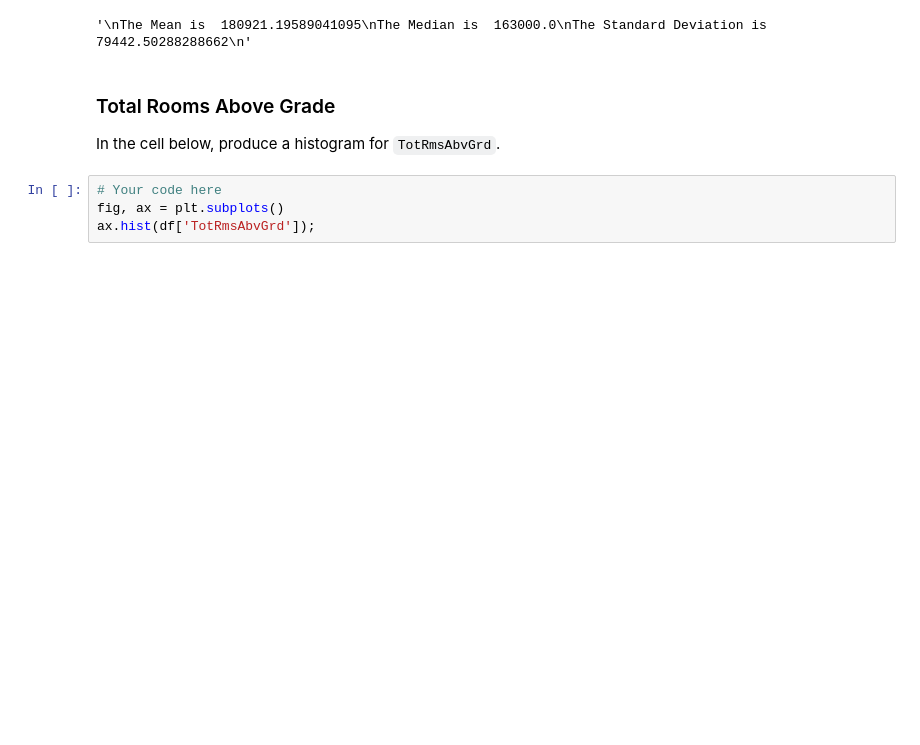
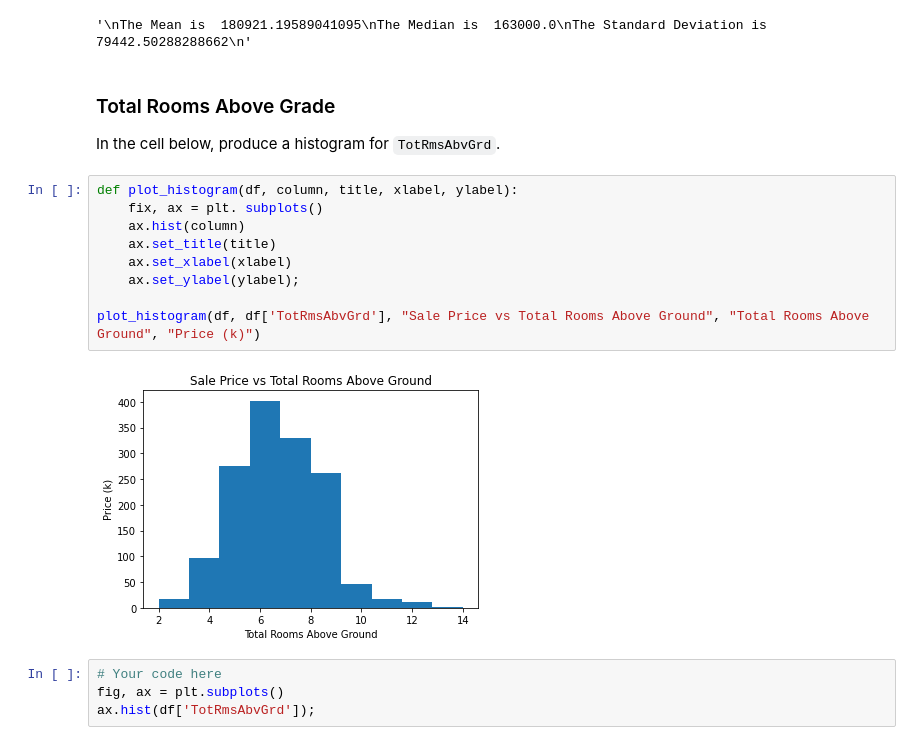
Before and after one commit to theobigdog/dsc-pandas-eda-lab, a Jupyter notebook: index.ipynb, the cells around one changed output. Saved outputs shown, nothing was run; the diff lists cells and outputs as text; blank space fills up the shorter version.

```diff
--- a/index.ipynb
+++ b/index.ipynb
@@ -195,6 +195,17 @@ The Standard Deviation is  79442.50288288662
 ### Total Rooms Above Grade
 
 In the cell below, produce a histogram for `TotRmsAbvGrd`.
+# %%
+def plot_histogram(df, column, title, xlabel, ylabel):
+    fix, ax = plt. subplots()
+    ax.hist(column)
+    ax.set_title(title)
+    ax.set_xlabel(xlabel)
+    ax.set_ylabel(ylabel);
+
+plot_histogram(df, df['TotRmsAbvGrd'], "Sale Price vs Total Rooms Above Ground", "Total Rooms Above Ground", "Price (k)")
+# %% [output]
+[figure, added]
 # %%
 # Your code here
 fig, ax = plt.subplots()
```
Also changed, not shown: parts of 7 cells of this notebook.
